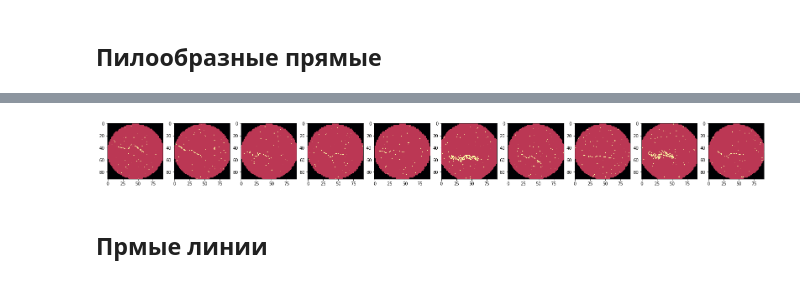
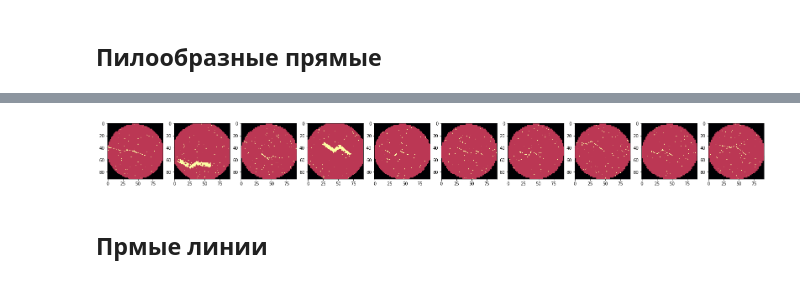
Before and after one commit to Keleas/Wafer_maps, a Jupyter notebook: CREATE_dataset_wafer_map.ipynb, the cells around one changed output, grey strips where cells are left out. Drawn from its saved outputs; the diff is of its cells as text; code cells hidden in the pictures.

```diff
--- a/CREATE_dataset_wafer_map.ipynb
+++ b/CREATE_dataset_wafer_map.ipynb
@@ -158,8 +158,8 @@ angle2 = np.random.randint(-130, -100, size=N_POINT) * np.pi/180
 angle = np.vstack((angle1, angle2))
 angle = np.array([[angle[0,i], angle[1,i]] for i in range(angle.shape[1])])
 
-df_scrath_curved = sawtooth_line(xc, yc, L0, angle, pattern_type='Curved-Scratch', line_count=2)
-df_scrath_curved.info()
+df_scratch_curved = sawtooth_line(xc, yc, L0, angle, pattern_type='Curved-Scratch', line_count=2)
+df_scratch_curved.info()
 # %% [output]
 <class 'pandas.core.frame.DataFrame'>
 RangeIndex: 2000 entries, 0 to 1999
@@ -172,12 +172,12 @@ Wall time: 2.87 s
 # %%
 fig, ax = plt.subplots(nrows = 1, ncols = 10, figsize=(28, 20))
 ax = ax.ravel(order='C')
 for i in range(10, 20):
-    ax[i-10].imshow(df_scrath.waferMap[i], cmap='inferno')
+    ax[i-10].imshow(df_scratch_curved.waferMap[i], cmap='inferno')
 
 plt.show()
 # %% [output]
-[figure, old version]
+[figure, new version]
 # %% [markdown]
 ## Прмые линии
 # %%
```
Also changed, not shown: parts of 15 cells of this notebook, 1 other file.
